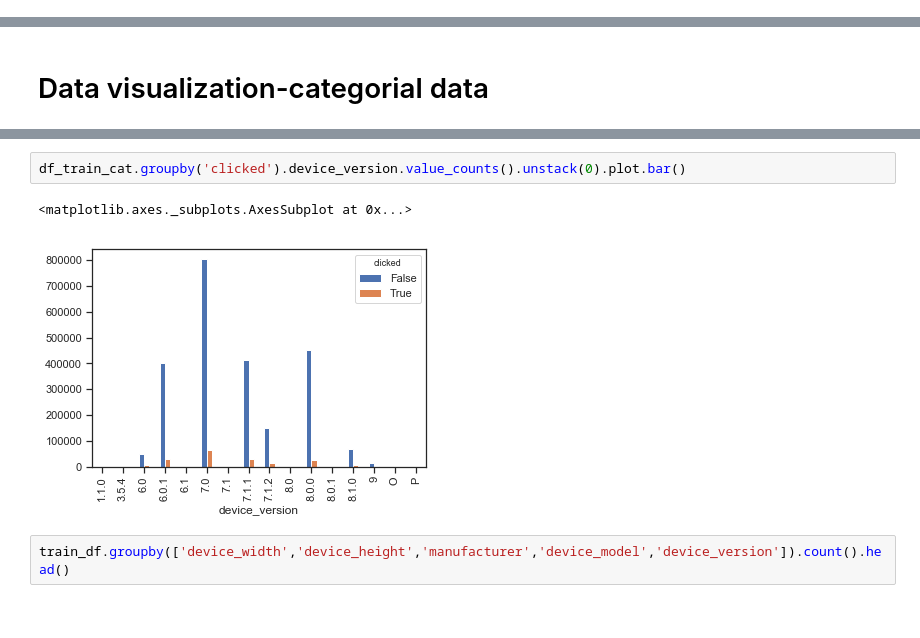
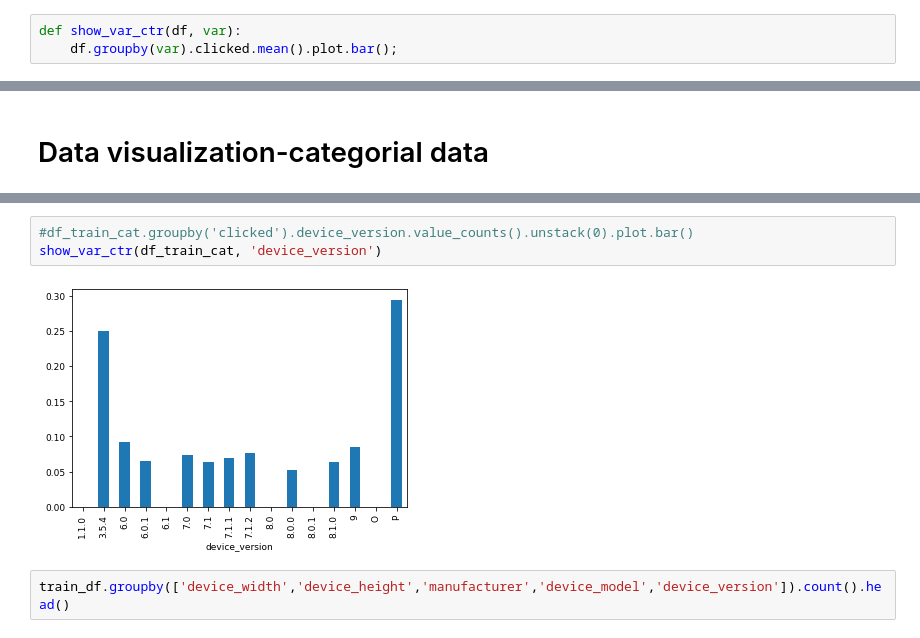
Before and after one commit to ayeletdabush/datascience, a Jupyter notebook: Untitled.ipynb, the cells around one changed output, grey strips where cells are left out. Saved outputs shown, nothing was run; the diff lists cells and outputs as text.

```diff
--- a/Untitled.ipynb
+++ b/Untitled.ipynb
@@ -109,0 +110,3 @@ dtype: object
+# %%
+def show_var_ctr(df, var):
+    df.groupby(var).clicked.mean().plot.bar();
@@ -211,8 +230,8 @@ df_train_cat.groupby('clicked').state.value_counts().unstack(0).plot.bar()
 # %%
-df_train_cat.groupby('clicked').device_version.value_counts().unstack(0).plot.bar()
+#df_train_cat.groupby('clicked').device_version.value_counts().unstack(0).plot.bar()
+show_var_ctr(df_train_cat, 'device_version')
 # %% [output]
-<matplotlib.axes._subplots.AxesSubplot at 0x...>
-[figure, old version]
+[figure, new version]
 # %%
 train_df.groupby(['device_width','device_height','manufacturer','device_model','device_version']).count().head()
 # %% [output]
```
Also changed, not shown: parts of 27 cells of this notebook.
